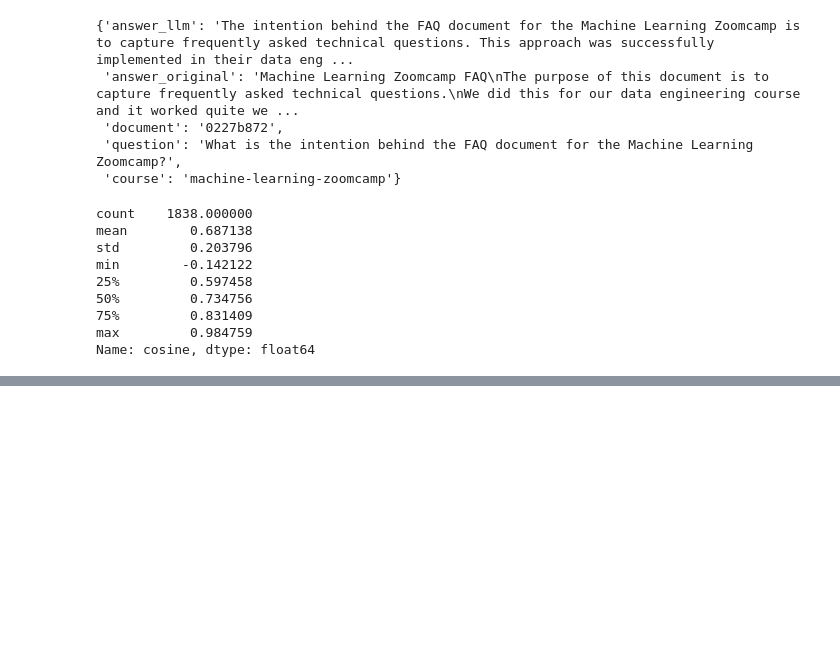
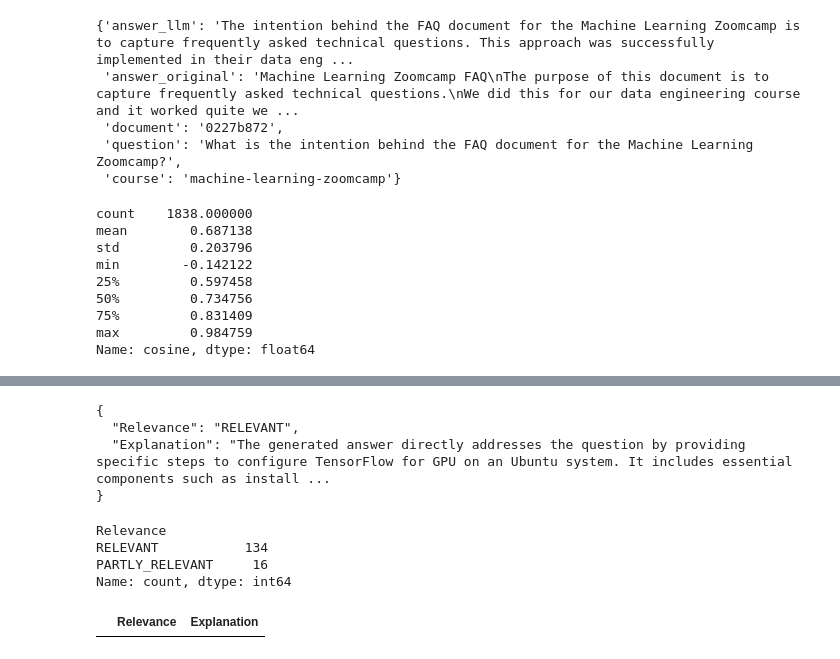
Before and after one commit to gondylife/llm-zoomcamp, a Jupyter notebook: offlineRagEvaluation.ipynb, the cells around one changed output, grey strips where cells are left out. Saved outputs shown, nothing was run; the diff lists cells and outputs as text; code cells hidden in the pictures; blank space fills up the shorter version.

```diff
--- a/offlineRagEvaluation.ipynb
+++ b/offlineRagEvaluation.ipynb
@@ -295,0 +472,34 @@ Name: cosine, dtype: float64
+# %%
+evaluation = llm(prompt, model='gpt-4o-mini')
+print(evaluation)
+# %% [output]
+{
+  "Relevance": "RELEVANT",
+  "Explanation": "The generated answer directly addresses the question by providing specific steps to configure TensorFlow for GPU on an Ubuntu system. It includes essential components such as install ...
+}
+# %%
+evaluations_2 = []
+
+for record in tqdm(samples):
+    prompt = prompt2_template.format(**record)
+    evaluation = llm(prompt, model='gpt-4o-mini')
+    evaluations_2.append(evaluation)
+# %%
+json_evaluations_2 = []
+
+for i, str_eval in enumerate(evaluations_2):
+    json_eval = json.loads(str_eval)
+    json_evaluations_2.append(json_eval)
+# %%
+df_evaluations_2 = pd.DataFrame(json_evaluations_2)
+# %%
+df_evaluations_2.Relevance.value_counts()
+# %% [output]
+Relevance
+RELEVANT           134
+PARTLY_RELEVANT     16
+Name: count, dtype: int64
+# %%
+df_evaluations_2[df_evaluations_2.Relevance == 'NON_RELEVANT']
+# %% [output]
+|  | Relevance | Explanation |
```
Also changed, not shown: parts of 19 cells of this notebook, 2 other files.
